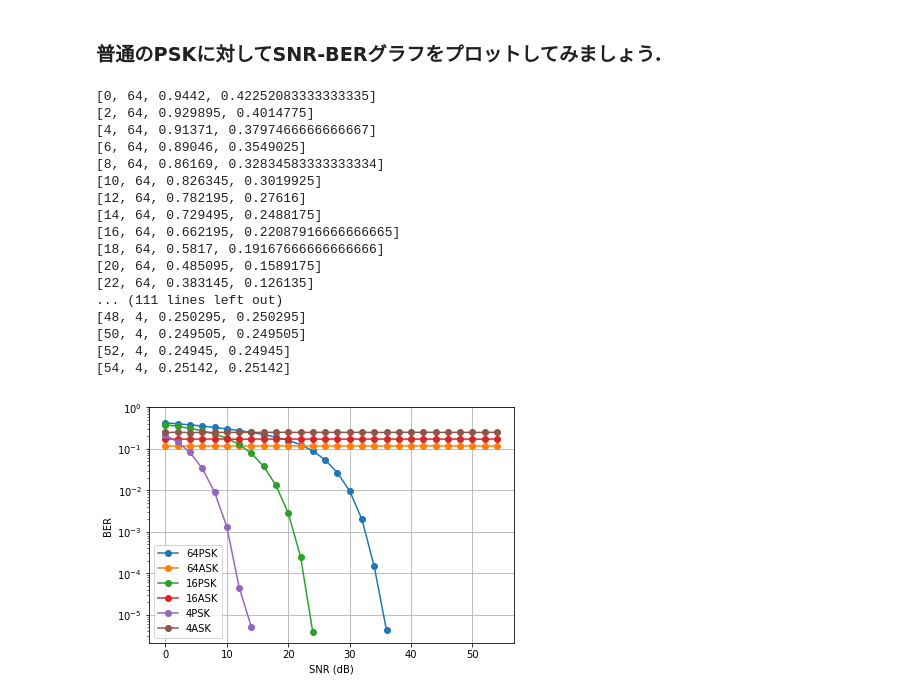
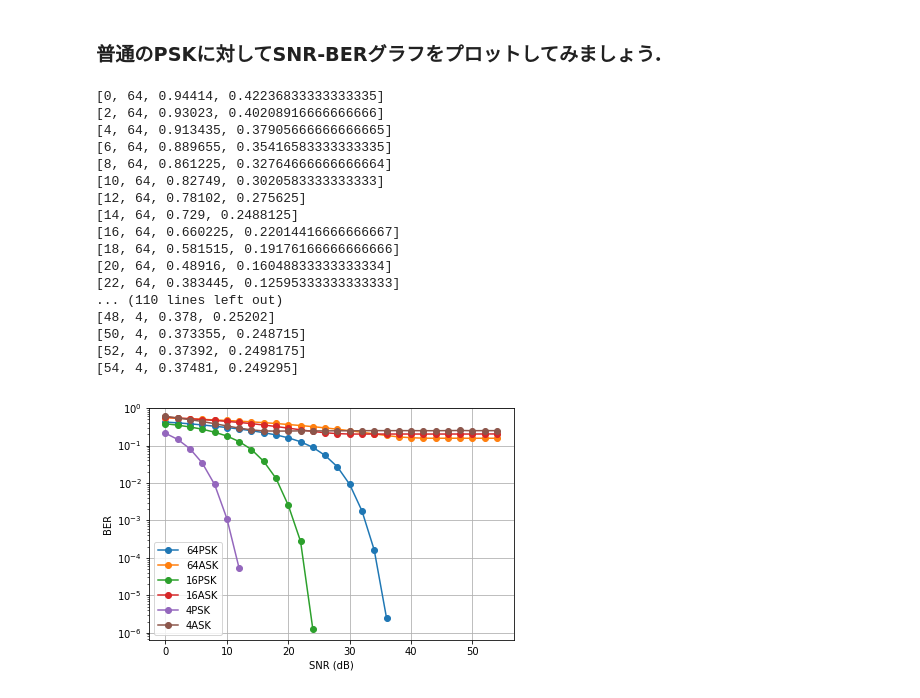
Before and after one commit to mikoshibaa/hackathon_mnlab2bicn, a Jupyter notebook: RRSK.ipynb, the cells around one changed output. Drawn from its saved outputs; the diff is of its cells as text; code cells hidden in the pictures.

Commit message:
modified RRSK algorythm

```diff
--- a/RRSK.ipynb
+++ b/RRSK.ipynb
@@ -214,8 +146,18 @@ def ask_test(m_level, i_snr, i_size, rotation_num = 2, plot=False, gray=False):
     2.0 * np.pi * (rotation_num + 1) * a= 1.0
     <-> a = 1.0 / (2.0 * np.pi * (rotation_num + 1))
     """
+    a = 1.0 / (2.0 * np.pi * (rotation_num + 1))
+    d_theta = (np.pi * 2.0 * rotation_num) / m_level
 
-    a = 1.0 / (2.0 * np.pi * (rotation_num + 1))
+
+    # Start of True siglal position
+    x_true = np.arange(m_level)
+
+    theta = d_theta * x_true + (2.0 * np.pi) * 1.0
+    r = a * theta
+    y_true = r * np.exp(1j*theta)
+
+    # End of True siglal position
 
     """
     xに位相シフトと振幅シフトを適用させる
@@ -224,8 +166,6 @@ def ask_test(m_level, i_snr, i_size, rotation_num = 2, plot=False, gray=False):
     """
 
     #Shift Start
-    d_theta = np.pi*2/m_level * rotation_num
-
     theta = d_theta * x + (2.0 * np.pi) * 1.0
     r = a * theta
     y = r * np.exp(1j*theta)
@@ -236,20 +176,14 @@ def ask_test(m_level, i_snr, i_size, rotation_num = 2, plot=False, gray=False):
     if plot:
         scatter_plot(y_noisy, f"PSK_{m_level}_{i_snr}_{i_size}")
 
-    # Start of PSK Decryption
-    """
-    z = np.angle(y_noisy)
-    z = z/(np.pi*2/m_level)
-    z = z.round()
-    z = np.array(z.round(), dtype='int')
-    z = np.where(z<0, z+m_level, z)
-    """
-    # End of PSK Decryption
+    # Start of ASK Decryption
+    z = np.abs(y_noisy) # z = r
 
-    # Start of ASK Decryption
-    z = np.abs(y) # z = r
     z = (z/a - 2.0 * np.pi) / d_theta
+
+    z = z + (z < 0) * abs(z) # if z < 0 then z <- 0
     # End of ASK Decryption
+
 
     z = np.array(z, dtype='int')
 
@@ -300,51 +241,51 @@ for m in [64, 16, 4]:
     bers = []
     for snr in range(0, 55, 2):
         ser, ber = psk_test(m, snr, size)
         if verbose:
             print([snr, m, ser, ber])
         if ber < 1e-6:
             break
         snrs.append(snr)
         bers.append(ber)
     plt.semilogy(snrs, bers, '-o', label=f"{m}PSK")
 
     #ASK
     snrs = []
     bers = []
     for snr in range(0, 55, 2):
-        ser, ber = ask_test(m, snr, size)
+        ser, ber = ask_test(m, snr, size, rotation_num = 2)
         if verbose:
             print([snr, m, ser, ber])
         if ber < 1e-6:
             break
         snrs.append(snr)
         bers.append(ber)
     plt.semilogy(snrs, bers, '-o', label=f"{m}ASK")
 
 plt.grid()
 plt.xlabel("SNR (dB)")
 plt.ylabel("BER")
 plt.legend()
 plt.tight_layout()
 plt.ylim(top=1)
-plt.savefig("PSK_QAM_ASK.png")
-plt.savefig("PSK_QAM_ASK.pdf")
+plt.savefig("PSK_RRSK_rot2.png")
+plt.savefig("PSK_RRST_rot2.pdf")
 # %% [output]
-[0, 64, 0.9442, 0.42252083333333335]
-[2, 64, 0.929895, 0.4014775]
-[4, 64, 0.91371, 0.3797466666666667]
-[6, 64, 0.89046, 0.3549025]
-[8, 64, 0.86169, 0.32834583333333334]
-[10, 64, 0.826345, 0.3019925]
-[12, 64, 0.782195, 0.27616]
-[14, 64, 0.729495, 0.2488175]
-[16, 64, 0.662195, 0.22087916666666665]
-[18, 64, 0.5817, 0.19167666666666666]
-[20, 64, 0.485095, 0.1589175]
-[22, 64, 0.383145, 0.126135]
-... (111 lines left out)
-[48, 4, 0.250295, 0.250295]
-[50, 4, 0.249505, 0.249505]
-[52, 4, 0.24945, 0.24945]
-[54, 4, 0.25142, 0.25142]
+[0, 64, 0.94414, 0.42236833333333335]
+[2, 64, 0.93023, 0.40208916666666666]
+[4, 64, 0.913435, 0.37905666666666665]
+[6, 64, 0.889655, 0.35416583333333335]
+[8, 64, 0.861225, 0.32764666666666664]
+[10, 64, 0.82749, 0.3020583333333333]
+[12, 64, 0.78102, 0.275625]
+[14, 64, 0.729, 0.2488125]
+[16, 64, 0.660225, 0.22014416666666667]
+[18, 64, 0.581515, 0.19176166666666666]
+[20, 64, 0.48916, 0.16048833333333334]
+[22, 64, 0.383445, 0.12595333333333333]
+... (110 lines left out)
+[48, 4, 0.378, 0.25202]
+[50, 4, 0.373355, 0.248715]
+[52, 4, 0.37392, 0.2498175]
+[54, 4, 0.37481, 0.249295]
-[figure, old version]
+[figure, new version]
```
Also changed, not shown: parts of 15 cells of this notebook.
